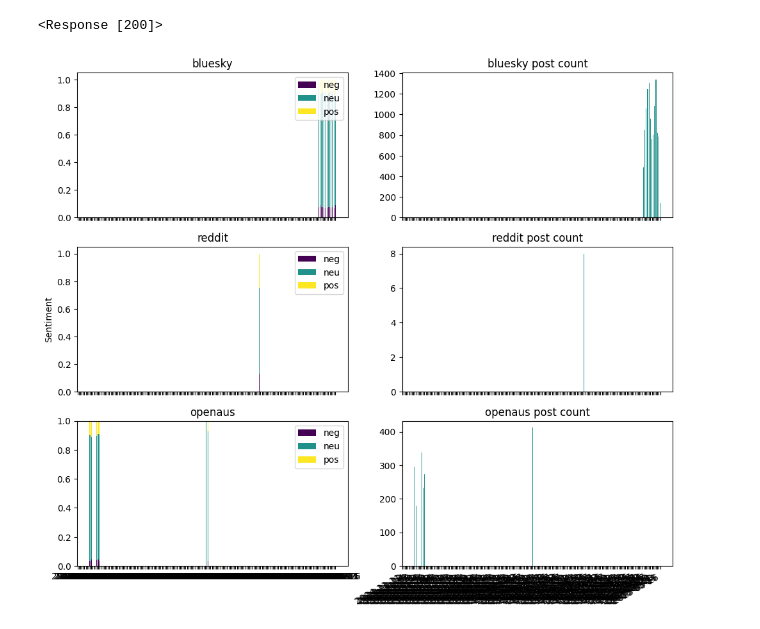
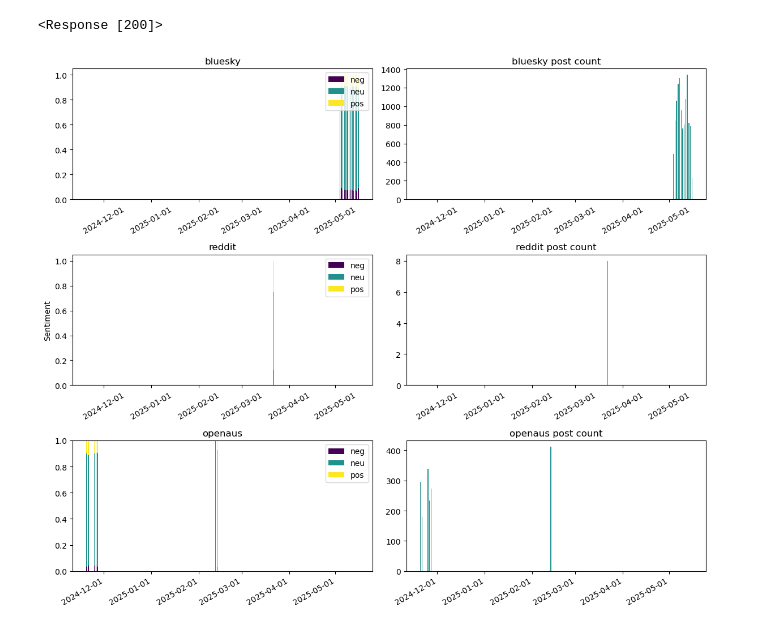
Before and after one commit to I-ueRya-n/CLOUD-NATIVE-REAL-TIME-BIG-DATA-PIPELINE-ANALYTICS, a Jupyter notebook: examples/sample.ipynb, the cells around one changed output. Saved outputs shown, nothing was run; the diff lists cells and outputs as text; code cells hidden in the pictures.

Commit message:
made the graphs of the sentiment more readable + prettier. added x axis labels

```diff
--- a/examples/sample.ipynb
+++ b/examples/sample.ipynb
@@ -35,34 +35,47 @@ for s in keys:
 # %%
 # colors
 cmap = plt.colormaps['viridis']
 colors = cmap(np.linspace(0, 1, 3))
 
-# plot
+# set up the figure layout
 fig, ax = plt.subplots(3, 2, sharex=True, figsize=(12, 10))
 ax[int(len(keys) / 2),0].set_ylabel("Sentiment", loc="center")
+bottom = np.zeros(len(df["bluesky"]["neg"]))
 
-bottom = np.zeros(len(df["bluesky"]["neg"]))
+# plot the data
 for i, s in enumerate(keys):
     temp_df = df[s]
+
     total = temp_df['neg'] + temp_df['neu'] + temp_df['pos']
+
     bottom = np.zeros(len(temp_df["neg"]))
 
     for j, col in enumerate(['neg', 'neu', 'pos']):
         ax[i,0].bar(temp_df.index, temp_df[col] / total, 0.5, label=col, color=colors[j], bottom=bottom)
         bottom += temp_df[col] / total
 
     ax[i,0].legend(loc="upper right")
     ax[i,0].set_title(s)
     ax[i,0].set_ylim(bottom=0)
 
     ax[i, 1].bar(temp_df.index, total, 0.5, label=col, color=colors[1])
     ax[i,1].set_title(s + " post count")
     ax[i,1].set_ylim(bottom=0)
 
-plt.xticks(rotation=30, ha='right')
+# show the dates as x axis labels
+for i in range(3):
+    for j in range(2):
+        ax[i, j].xaxis.set_major_locator(plt.matplotlib.dates.AutoDateLocator())
+        ax[i, j].xaxis.set_major_formatter(plt.matplotlib.dates.DateFormatter('%Y-%m-%d'))
+        for label in ax[i, j].get_xticklabels():
+            label.set_rotation(30)
+            label.set_ha('right')
+        ax[i, j].tick_params(axis='x', which='both', labelbottom=True, rotation=30)
+
+plt.tight_layout()
 plt.show()
 # %% [output]
-[figure, old version]
+[figure, new version]
 # %%
 response = requests.get(
         url=f"{fission}/ui/named-entities/count/100/label/ORG",
```
Also changed, not shown: parts of 1 cell of this notebook.
